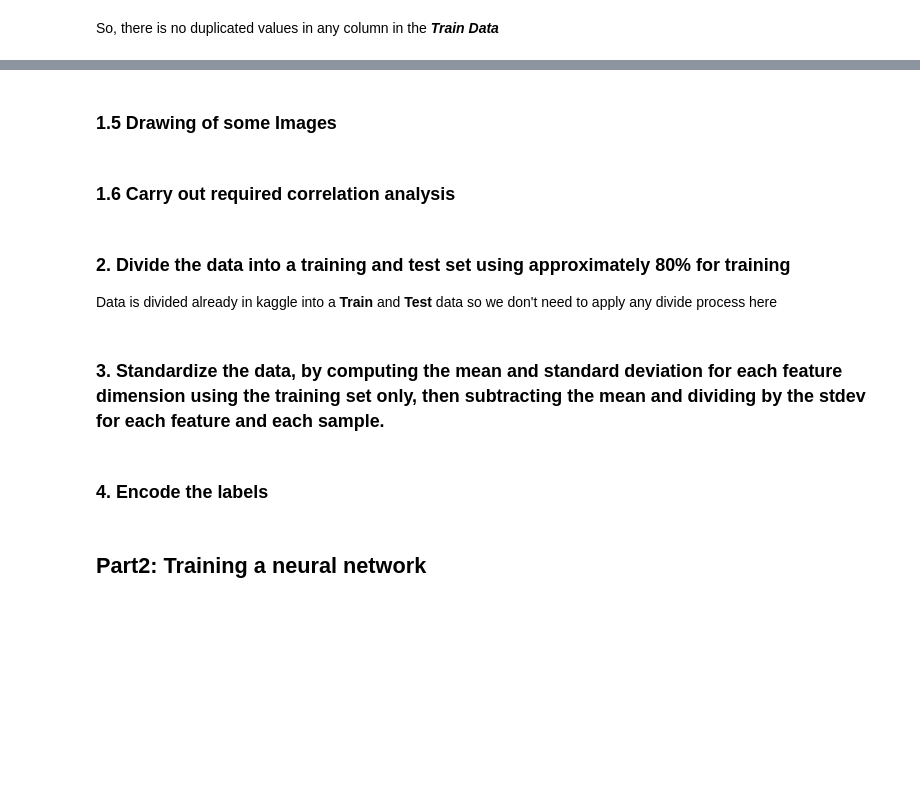
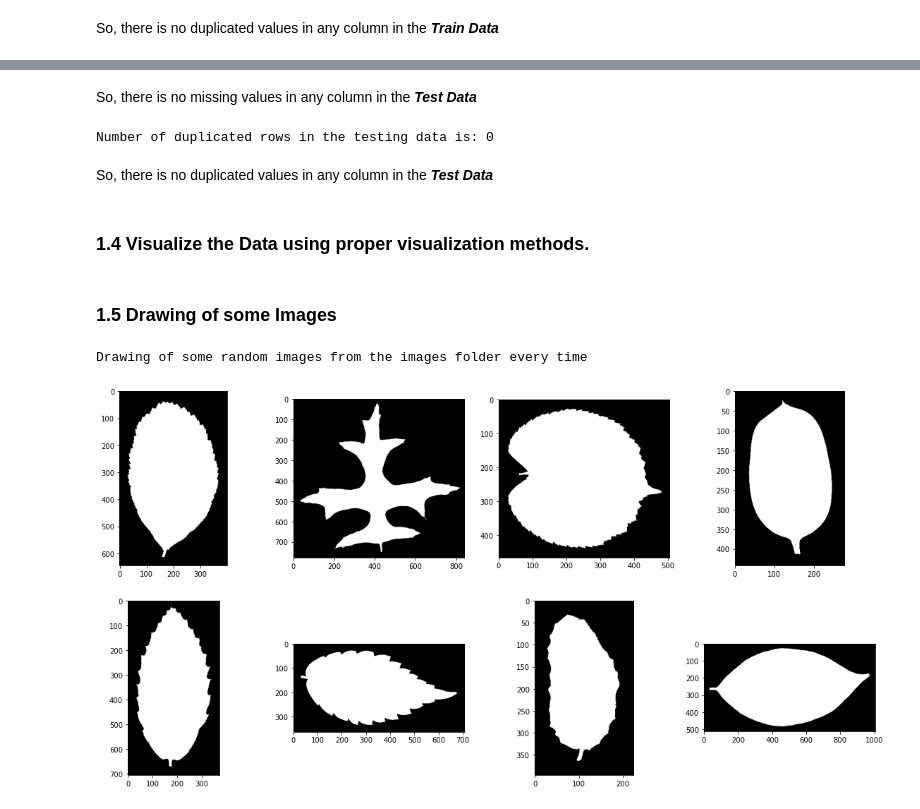
Before and after one commit to mahmodKhaled/Leaf-Classification, a Jupyter notebook: leaf_classification.ipynb, the cells around one changed output, grey strips where cells are left out. Drawn from its saved outputs; the diff is of its cells as text; code cells hidden in the pictures; blank space fills up the shorter version.

Commit message:
finish drawing some images step

```diff
--- a/leaf_classification.ipynb
+++ b/leaf_classification.ipynb
@@ -212,15 +201,45 @@ So, there is no duplicated values in any column in the _**Test Data**_
+# %% [markdown]
+So, there is no missing values in any column in the _**Test Data**_
+# %%
+# check duplicate values for train data
+print('Number of duplicated rows in the testing data is:',test.duplicated().sum())
+# %% [output]
+Number of duplicated rows in the testing data is: 0
+# %% [markdown]
+So, there is no duplicated values in any column in the _**Test Data**_
+# %% [markdown]
+### 1.4 Visualize the  Data using proper visualization methods.
 # %% [markdown]
 ### 1.5 Drawing of some  Images
 # %%
+def create_image_paths(images_ids):
+    images_paths = []
+    img = plt.imread('images/1.jpg')
+    source_folder = 'images/'
+    for id in images_ids:
+        img_path = source_folder + str(id) + '.jpg'
+        images_paths.append(img_path)
+    return images_paths
+
+def draw_some_images(images_paths):
+    fig , axis = plt.subplots(2,4)
+    fig.set_figheight(10)
+    fig.set_figwidth(20)
+    # load images
+    images = []
+    for path in images_paths:
+        images.append(plt.imread(path))
+    i , j = 0 , 0
+    for img in images:
+        axis[i,j].imshow(img,cmap='gray')
+        j = j + 1
+        if j == 4:
+            i = i + 1
+            j = 0
 random_ids = [random.randint(0,(train.shape[0] + test.shape[0] + 1)) for i in range(8)]
+images_paths = create_image_paths(random_ids)
+draw_some_images(images_paths)
+print('Drawing of some random images from the images folder every time')
+# %% [output]
+Drawing of some random images from the images folder every time
+[figure, added]
-# %% [markdown]
-### 1.6 Carry out required correlation analysis
-# %% [markdown]
-### 2. Divide the data into a training and test set using approximately 80% for training
-Data is divided already in kaggle into a **Train** and **Test** data so we don't need to apply any divide process here
-# %% [markdown]
-### 3. Standardize the data, by computing the mean and standard deviation for each feature dimension using the training set only, then subtracting the mean and dividing by the stdev for each feature and each sample.
-# %% [markdown]
-### 4. Encode the labels
-# %% [markdown]
-## Part2: Training a neural network
```
Also changed, not shown: parts of 25 cells of this notebook.
